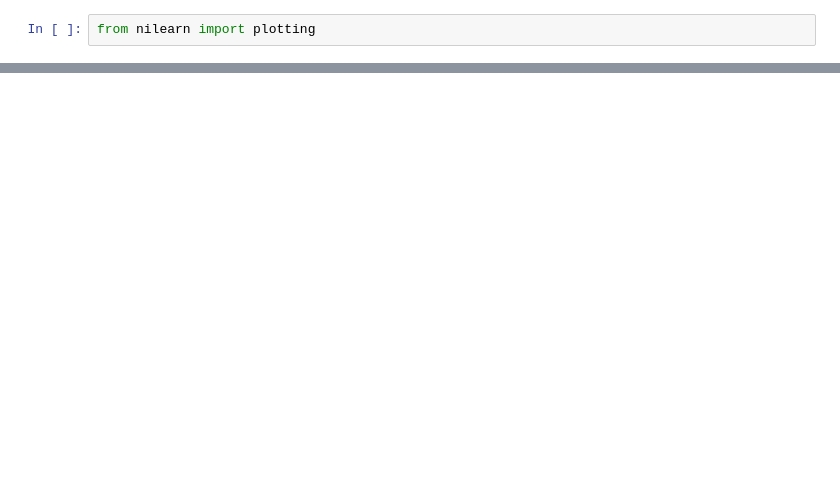
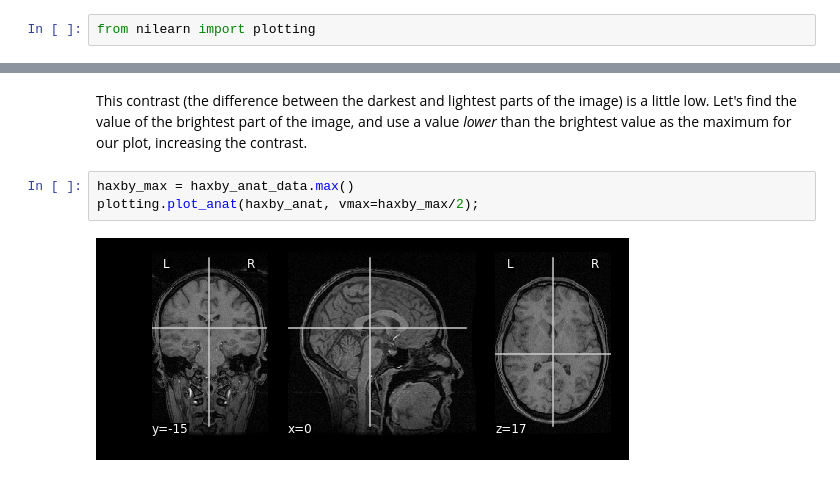
Before and after one commit to beausievers/learn-neuroimaging, a Jupyter notebook: module_01_how_brain_images_are_stored.ipynb, the cells around one changed output, grey strips where cells are left out. Drawn from its saved outputs; the diff is of its cells as text; blank space fills up the shorter version.

```diff
--- a/module_01_how_brain_images_are_stored.ipynb
+++ b/module_01_how_brain_images_are_stored.ipynb
@@ -76 +89,8 @@ plotting.plot_anat(haxby_anat)
 [figure]
+# %% [markdown]
+This contrast (the difference between the darkest and lightest parts of the image) is a little low. Let's find the value of the brightest part of the image, and use a value _lower_ than the brightest value as the maximum for our plot, increasing the contrast.
+# %%
+haxby_max = haxby_anat_data.max()
+plotting.plot_anat(haxby_anat, vmax=haxby_max/2);
+# %% [output]
+[figure, added]
```
Also changed, not shown: parts of 8 cells of this notebook.
